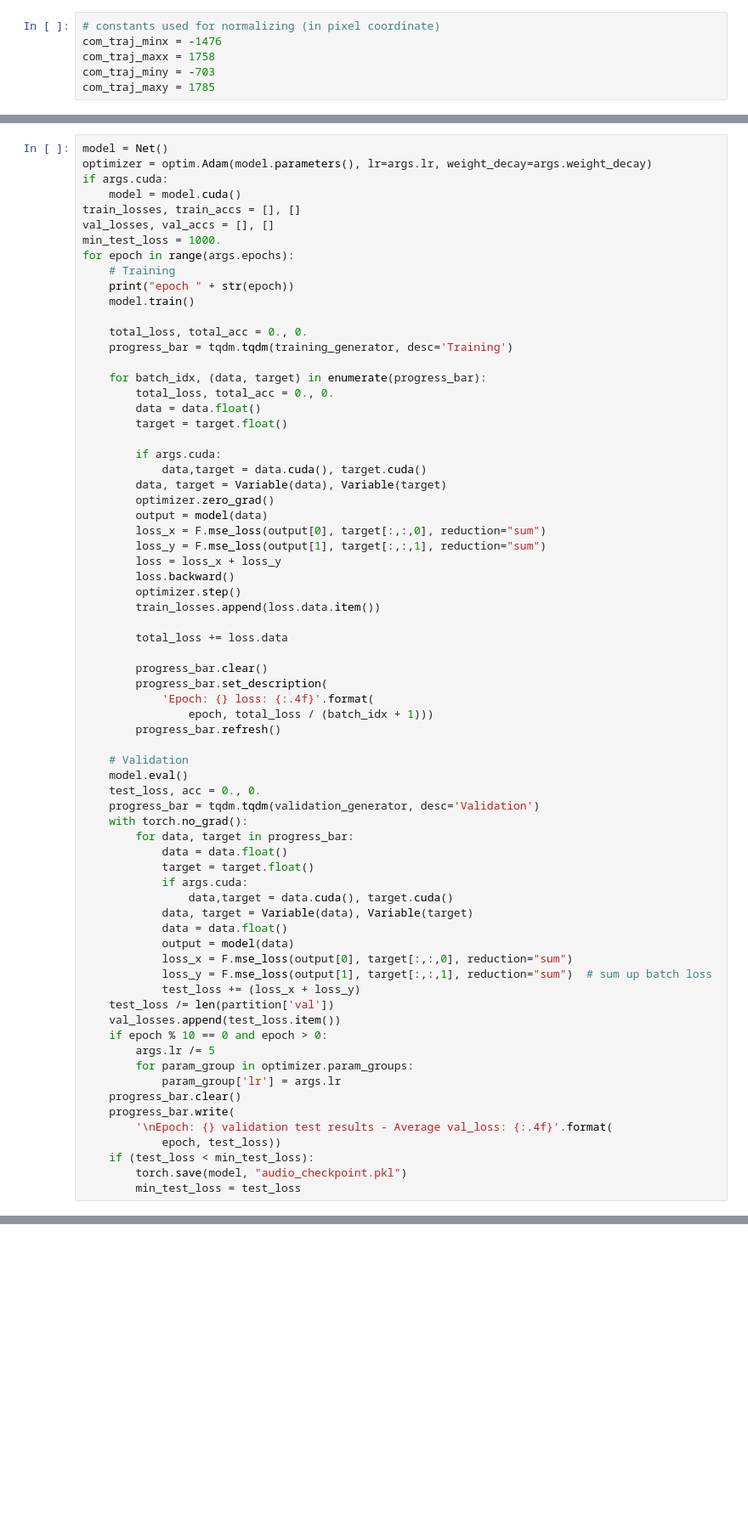
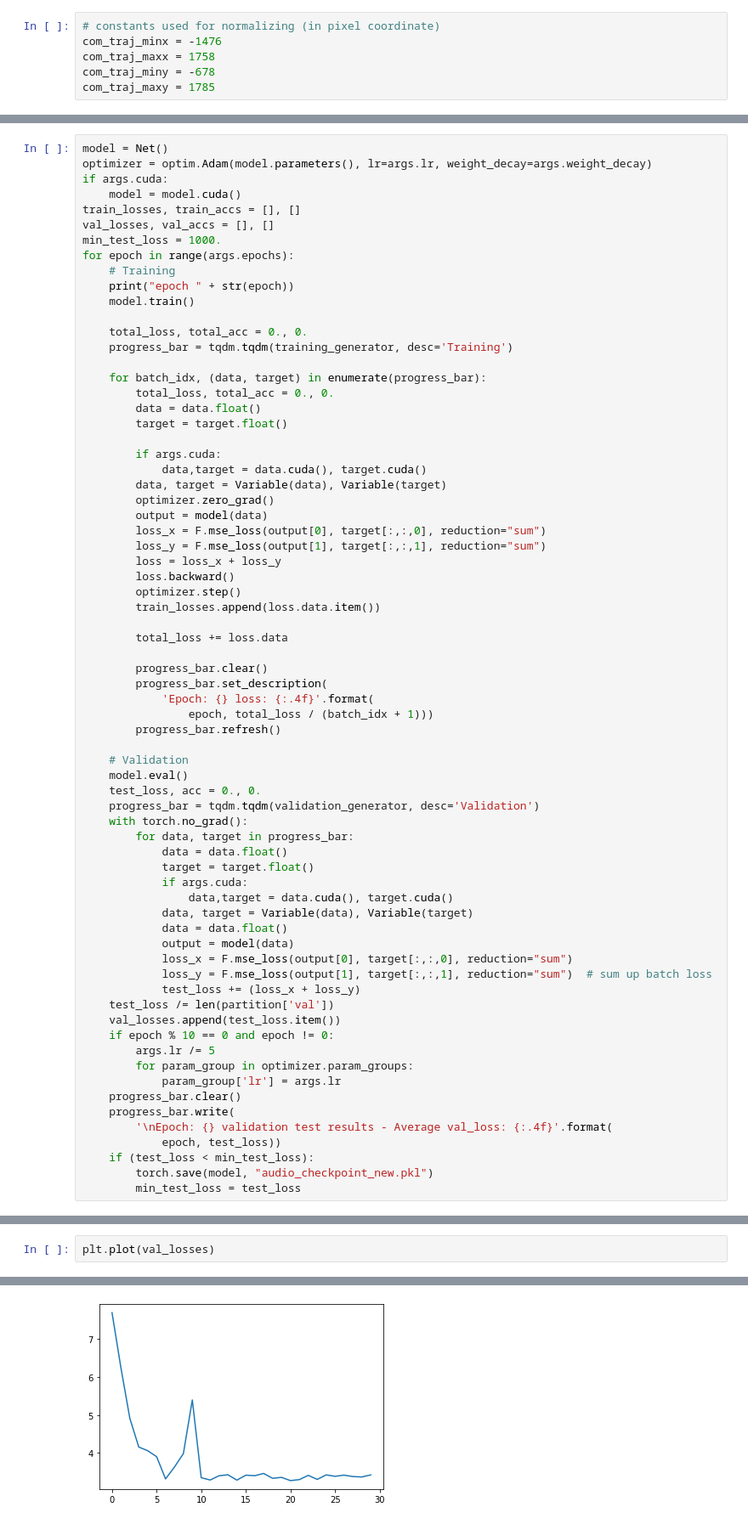
Before and after one commit to intuitivecomputing/Object_Permanence_through_AudioVisual_Representations, a Jupyter notebook: audio_baseline.ipynb, the cells around one changed output, grey strips where cells are left out. Shown at 85% size. Cells and saved outputs as stored; diff of their text form; blank space fills up the shorter version.

```diff
--- a/audio_baseline.ipynb
+++ b/audio_baseline.ipynb
@@ -34,7 +34,7 @@ class Args(object):
 # constants used for normalizing (in pixel coordinate)
 com_traj_minx = -1476
 com_traj_maxx = 1758
-com_traj_miny = -703
+com_traj_miny = -678
 com_traj_maxy = 1785
 # %%
 
@@ -264,7 +264,7 @@ for epoch in range(args.epochs):
             test_loss += (loss_x + loss_y)
     test_loss /= len(partition['val'])
     val_losses.append(test_loss.item())
-    if epoch % 10 == 0 and epoch > 0:
+    if epoch % 10 == 0 and epoch != 0:
         args.lr /= 5
         for param_group in optimizer.param_groups:
             param_group['lr'] = args.lr
@@ -273,7 +273,7 @@ for epoch in range(args.epochs):
         '\nEpoch: {} validation test results - Average val_loss: {:.4f}'.format(
             epoch, test_loss))
     if (test_loss < min_test_loss):
-        torch.save(model, "audio_checkpoint.pkl")
+        torch.save(model, "audio_checkpoint_new.pkl")
         min_test_loss = test_loss
 # %% [output]
 epoch 0
@@ -281,0 +323,3 @@ epoch 1
+# %%
+plt.plot(val_losses)
+# %% [output]
@@ -281,0 +327 @@ epoch 1
+[figure, added]
```
Also changed, not shown: parts of 3 cells of this notebook, 3 other files.
